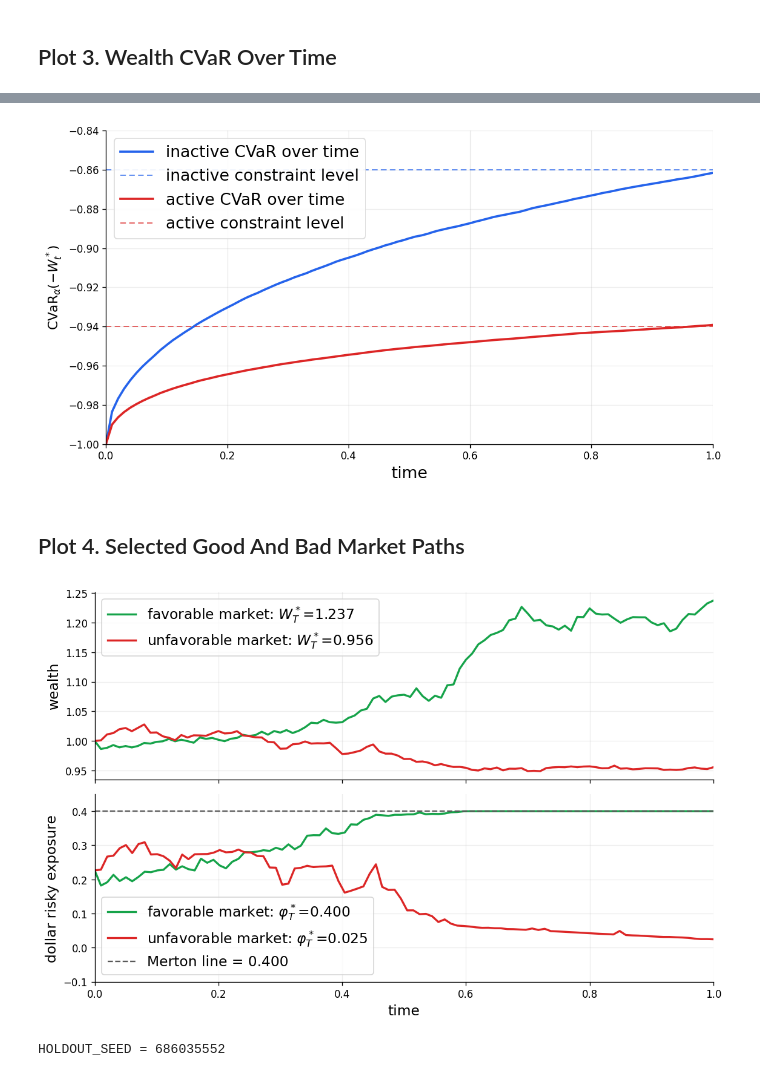
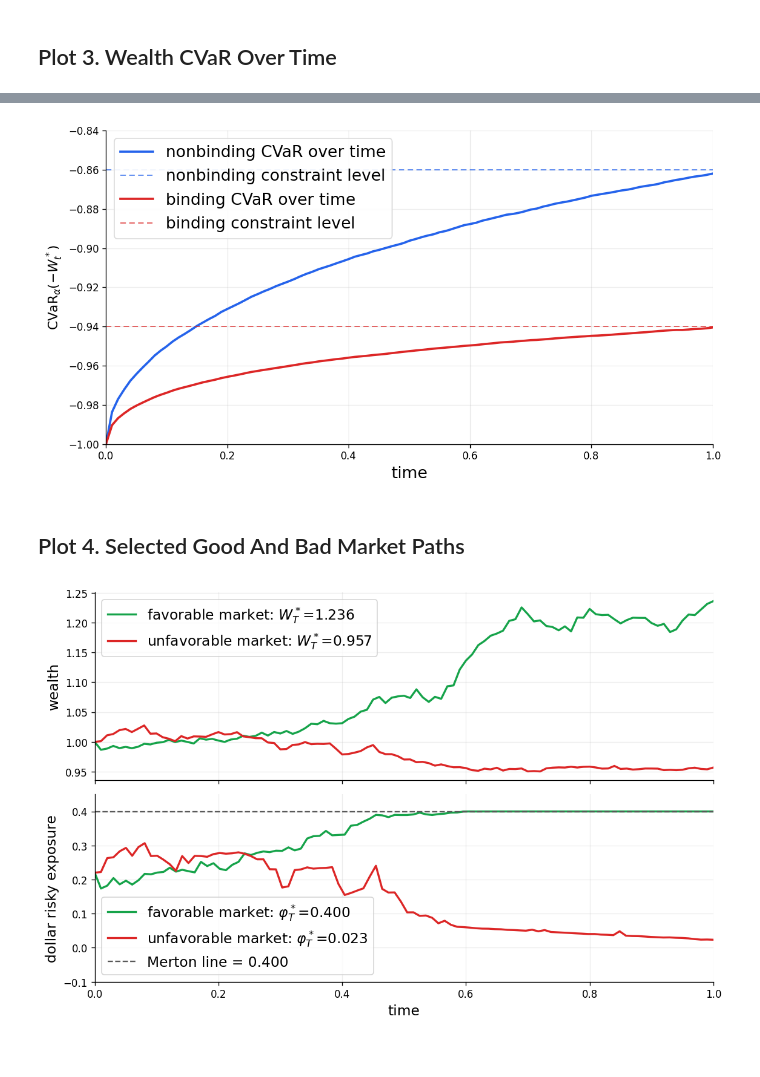
Before and after one commit to xf-shi/Dynamic-Portfolio-under-CVaR, a Jupyter notebook: Incomplete_Market_Plots.ipynb, the cells around one changed output, grey strips where cells are left out. Drawn from its saved outputs; the diff is of its cells as text; code cells hidden in the pictures.

```diff
--- a/Incomplete_Market_Plots.ipynb
+++ b/Incomplete_Market_Plots.ipynb
@@ -937,9 +1029,15 @@ CASE_COLORS = {
     "active": "#dc2626",
 }
 CASE_LABELS = {
-    "inactive": "inactive",
-    "active": "active",
+    "inactive": "nonbinding",
+    "active": "binding",
 }
+FIGURE_DIR = (
+    Path("../manuscript/figures")
+    if Path("../manuscript/figures").is_dir()
+    else Path("figures")
+)
+FIGURE_DIR.mkdir(parents=True, exist_ok=True)
 
 
 def gaussian_kde_1d(samples, grid, bandwidth=None):
@@ -1100,49 +1202,19 @@ fig_control, ax_control = plot_exposure_trajectory(cases)
 # %% [markdown]
 ## Plot 3. Wealth CVaR Over Time
 # %%
-def resimulate_case_wealth_paths(case, plot_samples=5000, plot_seed=None):
-    if plot_seed is None:
-        plot_seed = int(np.random.SeedSequence().generate_state(1)[0])
-    plot_params = replace(
-        case.params,
-        samples=plot_samples,
-        seed=int(plot_seed),
-    )
-    d_brownian = generate_brownian_increments(plot_params)
-    wealth_paths, _, _ = simulate_feedback_policy(
-        case.wealth_grid,
-        case.policy_grid,
-        d_brownian,
-        plot_params,
-    )
-    return wealth_paths
-
-
 def plot_wealth_cvar_over_time(
     cases,
-    plot_samples=None,
-    plot_seed=None,
-    terminal_tolerance=2.0e-3,
+    terminal_tolerance=1.0e-12,
     figsize=(9.6, 5.2),
     save_path=None,
 ):
-    if plot_samples is not None and plot_seed is None:
-        plot_seed = int(np.random.SeedSequence().generate_state(1)[0])
-    if plot_samples is not None:
-        print(f"Plot 3 fresh Monte Carlo seed: {plot_seed}")
-
     fig, ax = plt.subplots(figsize=figsize)
     for case in cases:
         color = CASE_COLORS.get(case.name, "black")
         label = CASE_LABELS.get(case.name, case.name)
-        if plot_samples is None:
-            wealth_paths = case.wealth_paths
-        else:
-            wealth_paths = resimulate_case_wealth_paths(
-                case,
-                plot_samples=plot_samples,
-                plot_seed=plot_seed,
-            )
+        # The table, terminal distribution, and CVaR path must use
+        # exactly the same final OOS paths.
+        wealth_paths = case.wealth_paths
 
         wealth_cvar = lower_tail_wealth_cvar_path(
             wealth_paths,
@@ -1155,10 +1227,9 @@ def plot_wealth_cvar_over_time(
             plot_terminal_cvar - solver_terminal_cvar
         )
         if terminal_gap > terminal_tolerance:
-            print(
-                f"warning: {case.name} plot terminal CVaR differs "
-                f"from solver by {terminal_gap:.6f}; use "
-                "plot_samples=None to plot solver paths exactly."
+            raise AssertionError(
+                f"{case.name}: table/figure terminal CVaR mismatch "
+                f"({terminal_gap:.3e})"
             )
 
         t = np.linspace(
@@ -1200,7 +1271,6 @@ def plot_wealth_cvar_over_time(
 
 
 fig_cvar_time, ax_cvar_time = plot_wealth_cvar_over_time(
-    cases,
-    plot_samples=100000,
+    cases, save_path=FIGURE_DIR / "incomplete_cvar.png"
 )
 # %% [output]
@@ -1209,4 +1277,4 @@ warning: inactive plot terminal CVaR differs from solver by 0.002583; use plot_s
-[figure, old version]
+[figure, new version]
 # %% [markdown]
 ## Plot 4. Selected Good And Bad Market Paths
 # %%
@@ -1355,14 +1423,7 @@ def plot_good_bad_market_paths(
 
 active_case = next(case for case in cases if case.name == "active")
 fig_paths, axes_paths, selected_paths = plot_good_bad_market_paths(
-    active_case
+    active_case, save_path=FIGURE_DIR / "incomplete_sample.png"
 )
 # %% [output]
-[figure, old version]
+[figure, new version]
-# %%
-print("HOLDOUT_SEED =", HOLDOUT_SEED)
-# using seed 686035552 to generate the same plot as in the paper
-
-# Plot 4 Brownian-path seed: 13 + 250000 = 250013
-# %% [output]
-HOLDOUT_SEED = 686035552
```
Also changed, not shown: parts of 7 cells of this notebook, 3 other files.
